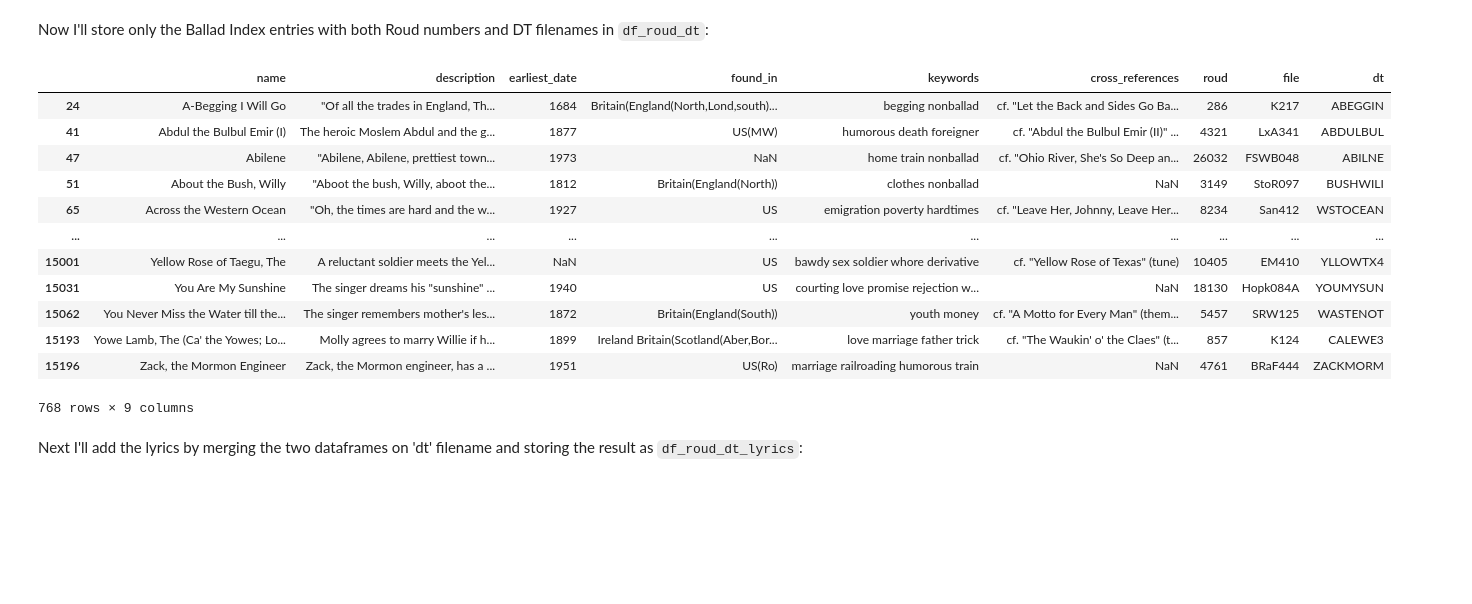
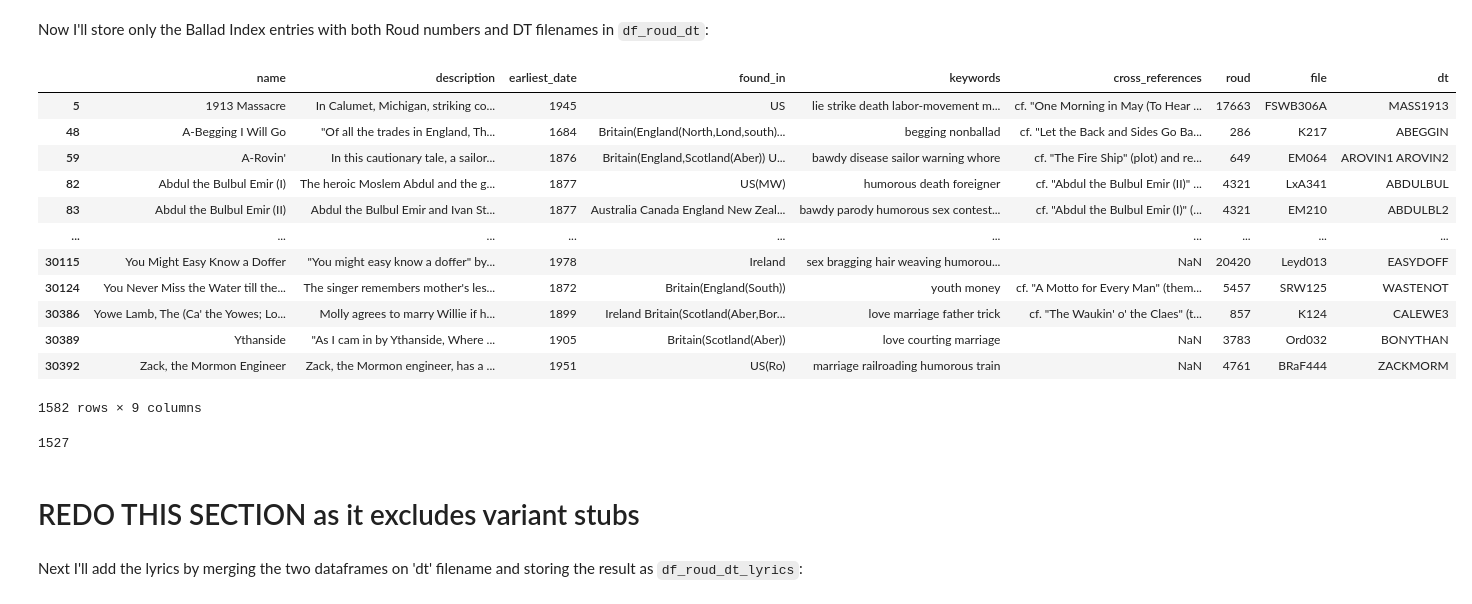
Before and after one commit to sian0x0/Roud-Song-Clusters, a Jupyter notebook: Roud-Clusters.ipynb, the cells around one changed output. Cells and saved outputs as stored; diff of their text form; code cells hidden in the pictures; blank space fills up the shorter version.

```diff
--- a/Roud-Clusters.ipynb
+++ b/Roud-Clusters.ipynb
@@ -93,7 +116,7 @@ with open(file_path, 'r') as file:
     data = file.read()
 
 # define each record's start and end marker then find each record
-record_pattern = re.compile(r'===\n(.*?)===', re.DOTALL)
+record_pattern = re.compile(r'===\n(.*?)(?=\n===)', re.DOTALL)
 records = re.finditer(record_pattern, data)
 
 # list to store dicts of extracted information
@@ -152,9 +175,13 @@ for record in records:
     records_data.append(record_data)
 
 # create a DataFrame from the records_data
-df = pd.DataFrame(records_data)
-df = df.replace('', np.nan)
-df.head(40)
+df_bi = pd.DataFrame(records_data)
+df_bi = df_bi.replace('', np.nan)
+#check for empty rows
+#df_bi[df_bi.isnull().all(axis=1)]
+# remove 1 empty row
+df_bi.dropna(how='all', inplace=True)
+df_bi
 # %% [output]
 |  | name | description | earliest_date | found_in | keywords | cross_references | roud | file | dt |
 | 0 | 10,000 Years Ago | NaN | NaN | NaN | NaN | see I Was Born About Ten Thousand... | NaN | R410 | NaN |
@@ -291,22 +537,28 @@ df_lyrics
 # %% [markdown]
 Now I'll store only the Ballad Index entries with both Roud numbers and DT filenames in `df_roud_dt`:
 # %%
-df_roud_dt = df[(~df.dt.isna()) & (~df.roud.isna())]
+df_roud_dt = df_bi[(~df_bi.dt.isna()) & (~df_bi.roud.isna())]
 df_roud_dt
 # %% [output]
 |  | name | description | earliest_date | found_in | keywords | cross_references | roud | file | dt |
-| 24 | A-Begging I Will Go | "Of all the trades in England, Th... | 1684 | Britain(England(North,Lond,south)... | begging nonballad | cf. "Let the Back and Sides Go Ba... | 286 | K217 | ABEGGIN |
-| 41 | Abdul the Bulbul Emir (I) | The heroic Moslem Abdul and the g... | 1877 | US(MW) | humorous death foreigner | cf. "Abdul the Bulbul Emir (II)" ... | 4321 | LxA341 | ABDULBUL |
-| 47 | Abilene | "Abilene, Abilene, prettiest town... | 1973 | NaN | home train nonballad | cf. "Ohio River, She's So Deep an... | 26032 | FSWB048 | ABILNE |
-| 51 | About the Bush, Willy | "Aboot the bush, Willy, aboot the... | 1812 | Britain(England(North)) | clothes nonballad | NaN | 3149 | StoR097 | BUSHWILI |
-| 65 | Across the Western Ocean | "Oh, the times are hard and the w... | 1927 | US | emigration poverty hardtimes | cf. "Leave Her, Johnny, Leave Her... | 8234 | San412 | WSTOCEAN |
+| 5 | 1913 Massacre | In Calumet, Michigan, striking co... | 1945 | US | lie strike death labor-movement m... | cf. "One Morning in May (To Hear ... | 17663 | FSWB306A | MASS1913 |
+| 48 | A-Begging I Will Go | "Of all the trades in England, Th... | 1684 | Britain(England(North,Lond,south)... | begging nonballad | cf. "Let the Back and Sides Go Ba... | 286 | K217 | ABEGGIN |
+| 59 | A-Rovin' | In this cautionary tale, a sailor... | 1876 | Britain(England,Scotland(Aber)) U... | bawdy disease sailor warning whore | cf. "The Fire Ship" (plot) and re... | 649 | EM064 | AROVIN1 AROVIN2 |
+| 82 | Abdul the Bulbul Emir (I) | The heroic Moslem Abdul and the g... | 1877 | US(MW) | humorous death foreigner | cf. "Abdul the Bulbul Emir (II)" ... | 4321 | LxA341 | ABDULBUL |
+| 83 | Abdul the Bulbul Emir (II) | Abdul the Bulbul Emir and Ivan St... | 1877 | Australia Canada England New Zeal... | bawdy parody humorous sex contest... | cf. "Abdul the Bulbul Emir (I)" (... | 4321 | EM210 | ABDULBL2 |
 | ... | ... | ... | ... | ... | ... | ... | ... | ... | ... |
-| 15001 | Yellow Rose of Taegu, The | A reluctant soldier meets the Yel... | NaN | US | bawdy sex soldier whore derivative | cf. "Yellow Rose of Texas" (tune) | 10405 | EM410 | YLLOWTX4 |
-| 15031 | You Are My Sunshine | The singer dreams his "sunshine" ... | 1940 | US | courting love promise rejection w... | NaN | 18130 | Hopk084A | YOUMYSUN |
-| 15062 | You Never Miss the Water till the... | The singer remembers mother's les... | 1872 | Britain(England(South)) | youth money | cf. "A Motto for Every Man" (them... | 5457 | SRW125 | WASTENOT |
-| 15193 | Yowe Lamb, The (Ca' the Yowes; Lo... | Molly agrees to marry Willie if h... | 1899 | Ireland Britain(Scotland(Aber,Bor... | love marriage father trick | cf. "The Waukin' o' the Claes" (t... | 857 | K124 | CALEWE3 |
-| 15196 | Zack, the Mormon Engineer | Zack, the Mormon engineer, has a ... | 1951 | US(Ro) | marriage railroading humorous train | NaN | 4761 | BRaF444 | ZACKMORM |
+| 30115 | You Might Easy Know a Doffer | "You might easy know a doffer" by... | 1978 | Ireland | sex bragging hair weaving humorou... | NaN | 20420 | Leyd013 | EASYDOFF |
+| 30124 | You Never Miss the Water till the... | The singer remembers mother's les... | 1872 | Britain(England(South)) | youth money | cf. "A Motto for Every Man" (them... | 5457 | SRW125 | WASTENOT |
+| 30386 | Yowe Lamb, The (Ca' the Yowes; Lo... | Molly agrees to marry Willie if h... | 1899 | Ireland Britain(Scotland(Aber,Bor... | love marriage father trick | cf. "The Waukin' o' the Claes" (t... | 857 | K124 | CALEWE3 |
+| 30389 | Ythanside | "As I cam in by Ythanside, Where ... | 1905 | Britain(Scotland(Aber)) | love courting marriage | NaN | 3783 | Ord032 | BONYTHAN |
+| 30392 | Zack, the Mormon Engineer | Zack, the Mormon engineer, has a ... | 1951 | US(Ro) | marriage railroading humorous train | NaN | 4761 | BRaF444 | ZACKMORM |
-768 rows × 9 columns
+1582 rows × 9 columns
+# %%
+df_roud_dt.roud.nunique()
+# %% [output]
+1527
+# %% [markdown]
+# REDO THIS SECTION as it excludes variant stubs
 # %% [markdown]
 Next I'll add the lyrics by merging the two dataframes on 'dt' filename and storing the result as `df_roud_dt_lyrics`:
 # %%
```
Also changed, not shown: parts of 23 cells of this notebook.
